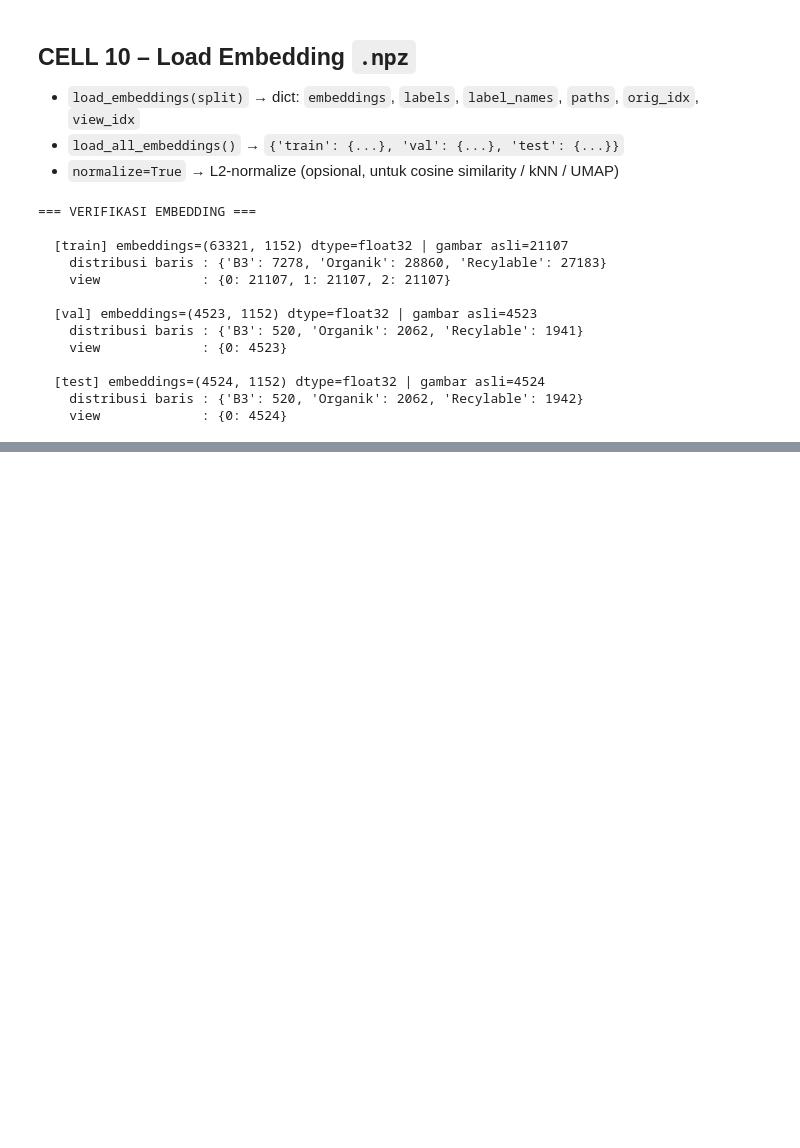
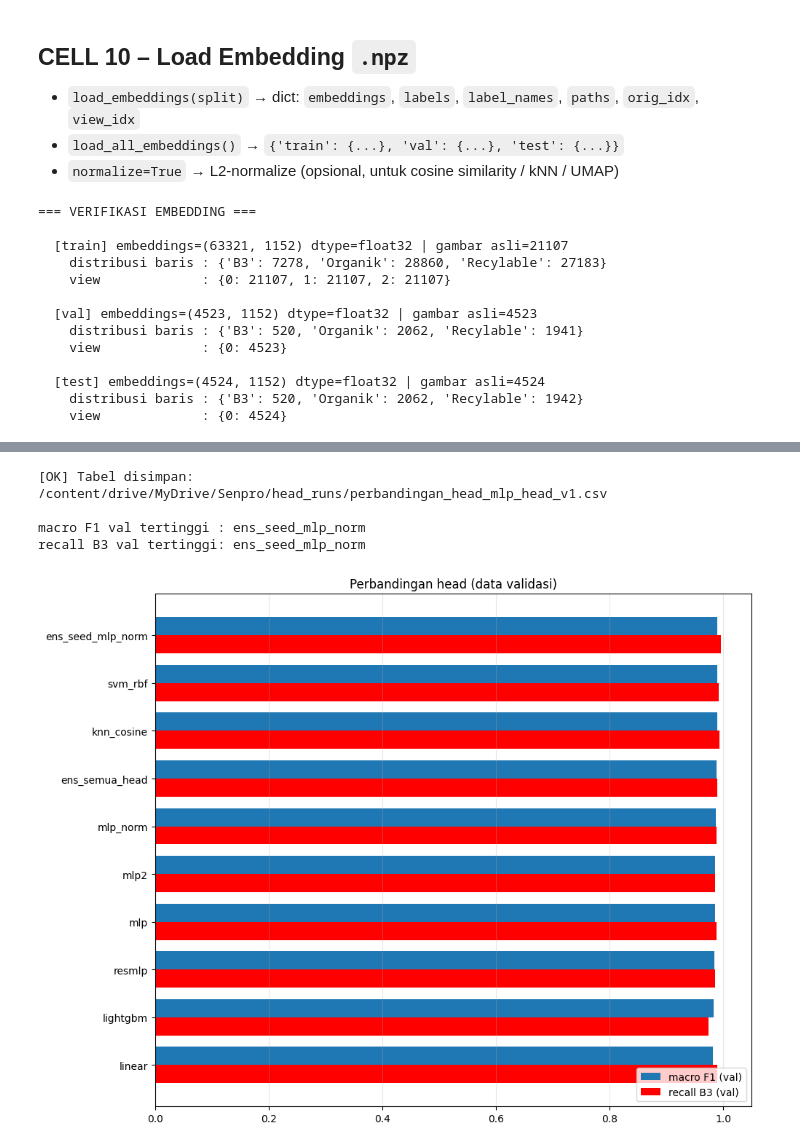
Before and after one commit to TheGasz/AI_PilahYuk, a Jupyter notebook: siglip_embedding_probe_colab.ipynb, the cells around one changed output, grey strips where cells are left out. Saved outputs shown, nothing was run; the diff lists cells and outputs as text; code cells hidden in the pictures; blank space fills up the shorter version.

```diff
--- a/siglip_embedding_probe_colab.ipynb
+++ b/siglip_embedding_probe_colab.ipynb
@@ -80,13 +81,24 @@ if DEBUG_MAX_PER_CLASS:
 # TAHAP 2 – Training head di atas embedding
 # ------------------------------------------------------------
 RUN_NAME          = 'mlp_head_v1'   # ganti nama tiap kali mencoba konfigurasi baru -> hasil lama tidak tertimpa
-HEAD_TYPE         = 'mlp'           # 'linear' | 'mlp' | 'mlp_norm' | 'mlp_bottleneck' | 'residual'
 HEAD_BATCH_SIZE   = 256
 HEAD_EPOCHS       = 60
 HEAD_LR           = 1e-3
 HEAD_WEIGHT_DECAY = 1e-4
 DROPOUT_RATE      = 0.3
 INPUT_NORM        = 'standardize'   # 'none' | 'l2' | 'standardize' (statistik dihitung dari train saja)
+
+# Arsitektur head
+HEAD_TYPE = 'mlp'            # untuk training SATU head (Cell 13): 'linear' | 'mlp' | 'mlp_norm' | 'mlp2' | 'resmlp'
+HEAD_ACT  = 'gelu'           # 'gelu' | 'silu'
+
+# Perbandingan banyak head (Cell 16–19)
+HEADS_TO_COMPARE = ['linear', 'mlp', 'mlp_norm', 'mlp2', 'resmlp']
+ENSEMBLE_SEEDS   = [42, 43, 44, 45, 46]   # untuk ensemble beberapa seed dari head terbaik
+KNN_K, KNN_TEMP  = 15, 0.05               # kNN cosine: jumlah tetangga, temperature bobot
+SVM_C            = 1.0                    # SVM RBF
+SVM_MAX_ROWS     = None                   # None = semua baris view asli (~jumlah gambar train); isi angka untuk mempercepat
+LGBM_MAX_TREES   = 400                    # LightGBM (early stopping pada val)
 
 USE_FOCAL_LOSS = False              # True = Focal Loss; False = CrossEntropy + class weights
 FOCAL_GAMMA    = 2.0
@@ -97,7 +109,6 @@ SAVE_EVERY_N_EPOCHS = 5             # simpan history JSON ke Drive setiap N epoc
 HEAD_DIR = os.path.join(ROOT_DIR, 'head_runs')
 if DEBUG_MAX_PER_CLASS:
     RUN_NAME += '_debug'
-HEAD_TYPE         = 'mlp'           # 'linear' | 'mlp' | 'mlp_norm' | 'mlp_bottleneck' | 'residual'
 
 os.makedirs(EMBEDDING_DIR, exist_ok=True)
 os.makedirs(HEAD_DIR,      exist_ok=True)
@@ -1181,0 +1357,52 @@ display(df_compare.sort_values('Recall B3', ascending=False).reset_index(drop=Tr
+# %%
+from IPython.display import display
+
+def comparison_table() -> pd.DataFrame:
+    rows = []
+    for name, r in results.items():
+        m = r['val_metrics']
+        rows.append({
+            'model': name, 'tipe': r['kind'],
+            'acc': m['acc'], 'macro_F1': m['macro_f1'],
+            'recall_Recylable': m['recall_Recylable'], 'recall_Organik': m['recall_Organik'],
+            'recall_B3': m['recall_B3'], 'prec_B3': m['precision_B3'], 'F1_B3': m['f1_B3'],
+            'detik': round(r['seconds']), 'catatan': r['note'],
+        })
+    return pd.DataFrame(rows).sort_values('macro_F1', ascending=False).reset_index(drop=True)
+
+
+def report_test(name: str) -> None:
+    r, y = results[name], y_te.cpu().numpy()
+    names = [IDX_TO_LABEL[i] for i in range(NUM_CLASSES)]
+    print(f'=== TEST: {name} ===')
+    print(classification_report(y, r['test_pred'], target_names=names, zero_division=0))
+    print(pd.DataFrame(confusion_matrix(y, r['test_pred'], labels=list(range(NUM_CLASSES))),
+                       index=names, columns=names))
+
+
+df_cmp = comparison_table()
+display(df_cmp.round(4))
+csv_path = os.path.join(HEAD_DIR, f'perbandingan_head_{RUN_NAME}.csv')
+df_cmp.to_csv(csv_path, index=False)
+print(f'[OK] Tabel disimpan: {csv_path}')
+
+best_f1 = df_cmp.iloc[0]['model']
+best_b3 = df_cmp.loc[df_cmp['recall_B3'].idxmax(), 'model']
+print(f'\nmacro F1 val tertinggi : {best_f1}')
+print(f'recall B3 val tertinggi: {best_b3}')
+
+# Grafik: macro F1 vs recall B3 (val)
+fig, ax = plt.subplots(figsize=(10, 0.6 * len(df_cmp) + 1.8))
+ypos, h = np.arange(len(df_cmp)), 0.38
+ax.barh(ypos - h/2, df_cmp['macro_F1'],  h, label='macro F1 (val)')
+ax.barh(ypos + h/2, df_cmp['recall_B3'], h, label='recall B3 (val)', color='red')
+ax.set_yticks(ypos); ax.set_yticklabels(df_cmp['model']); ax.invert_yaxis()
+ax.set_xlim(0, 1.05); ax.grid(axis='x', alpha=0.3); ax.legend(loc='lower right')
+ax.set_title('Perbandingan head (data validasi)')
+plt.tight_layout()
+plt.savefig(os.path.join(HEAD_DIR, f'perbandingan_head_{RUN_NAME}.png'), dpi=120, bbox_inches='tight')
+plt.show()
+
+# Evaluasi test SEKALI untuk pemenang macro F1 (ganti nama kalau memilih berdasarkan kriteria lain)
+report_test(best_f1)
+# %% [output]
@@ -1181,0 +1420,5 @@ display(df_compare.sort_values('Recall B3', ascending=False).reset_index(drop=Tr
+[OK] Tabel disimpan: /content/drive/MyDrive/Senpro/head_runs/perbandingan_head_mlp_head_v1.csv
+
+macro F1 val tertinggi : ens_seed_mlp_norm
+recall B3 val tertinggi: ens_seed_mlp_norm
+[figure, added]
```
Also changed, not shown: parts of 24 cells of this notebook, 1 other file.
